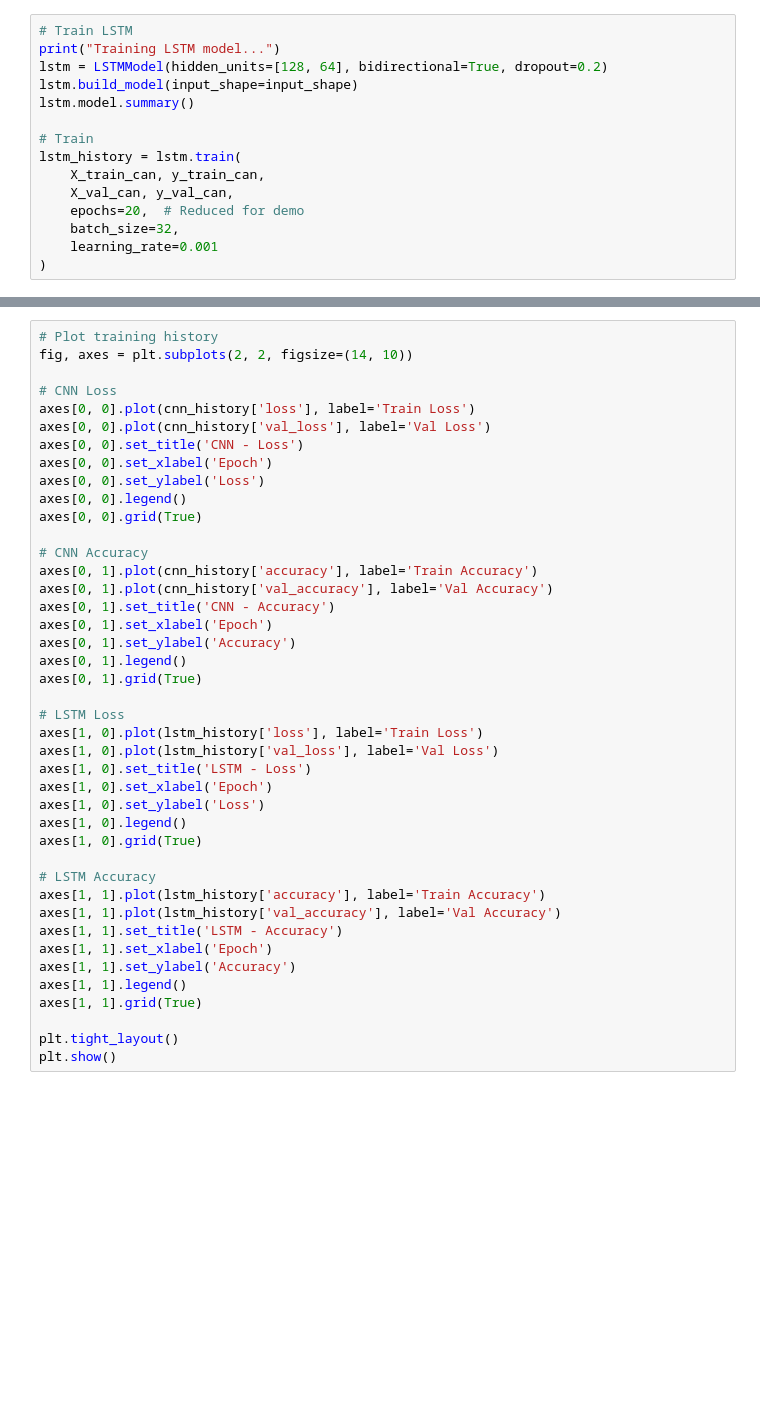
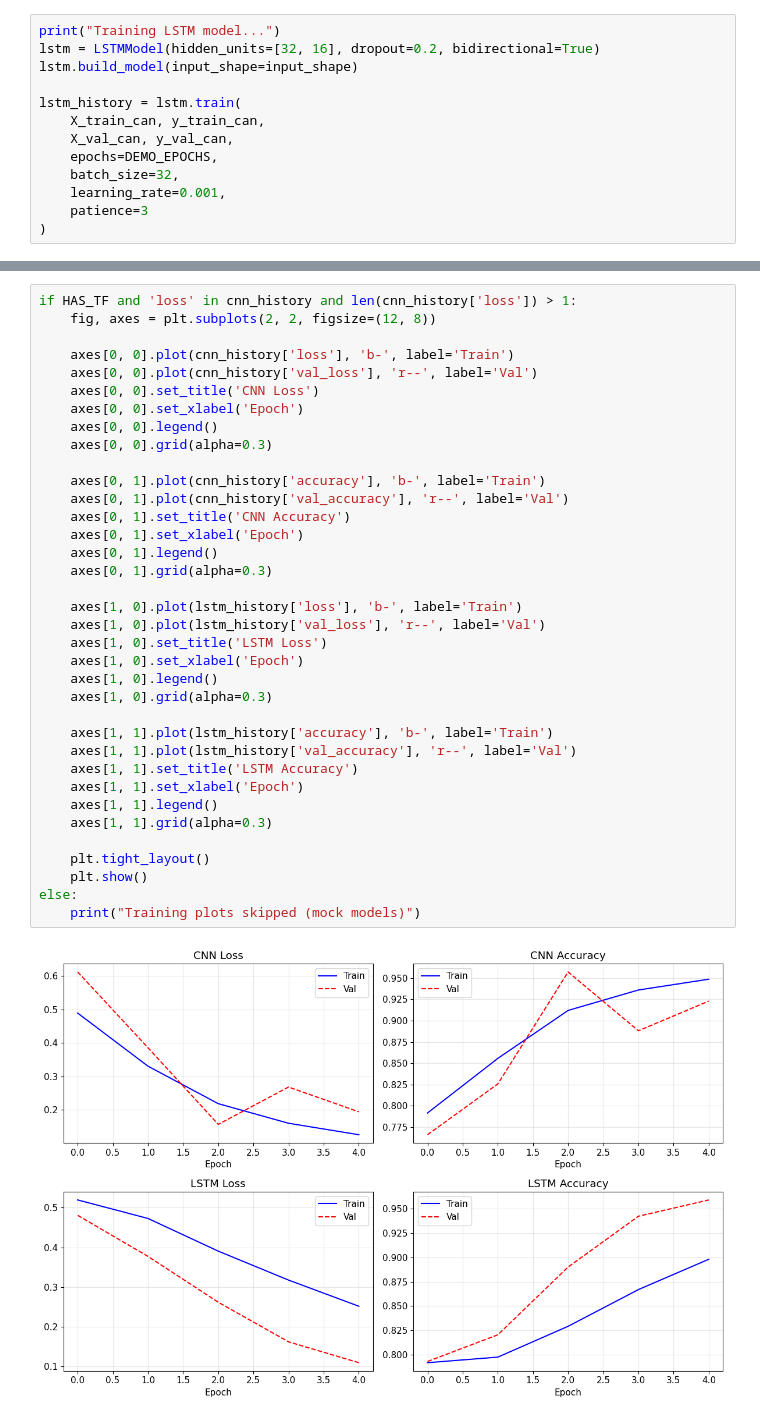
Before and after one commit to tgulur/EEP595Au25-Project2, a Jupyter notebook: notebooks/demo_notebook.ipynb, the cells around one changed output, grey strips where cells are left out. Saved outputs shown, nothing was run; the diff lists cells and outputs as text; blank space fills up the shorter version.

```diff
--- a/notebooks/demo_notebook.ipynb
+++ b/notebooks/demo_notebook.ipynb
@@ -158,15 +265,13 @@ cnn_history = cnn.train(
 # %%
-# Train LSTM
 print("Training LSTM model...")
-lstm = LSTMModel(hidden_units=[128, 64], bidirectional=True, dropout=0.2)
+lstm = LSTMModel(hidden_units=[32, 16], dropout=0.2, bidirectional=True)
 lstm.build_model(input_shape=input_shape)
-lstm.model.summary()
 
-# Train
 lstm_history = lstm.train(
     X_train_can, y_train_can,
     X_val_can, y_val_can,
-    epochs=20,  # Reduced for demo
+    epochs=DEMO_EPOCHS,
     batch_size=32,
-    learning_rate=0.001
+    learning_rate=0.001,
+    patience=3
 )
@@ -173,43 +296,39 @@ lstm_history = lstm.train(
 # %%
-# Plot training history
-fig, axes = plt.subplots(2, 2, figsize=(14, 10))
+if HAS_TF and 'loss' in cnn_history and len(cnn_history['loss']) > 1:
+    fig, axes = plt.subplots(2, 2, figsize=(12, 8))
 
-# CNN Loss
-axes[0, 0].plot(cnn_history['loss'], label='Train Loss')
-axes[0, 0].plot(cnn_history['val_loss'], label='Val Loss')
-axes[0, 0].set_title('CNN - Loss')
-axes[0, 0].set_xlabel('Epoch')
-axes[0, 0].set_ylabel('Loss')
-axes[0, 0].legend()
-axes[0, 0].grid(True)
+    axes[0, 0].plot(cnn_history['loss'], 'b-', label='Train')
+    axes[0, 0].plot(cnn_history['val_loss'], 'r--', label='Val')
+    axes[0, 0].set_title('CNN Loss')
+    axes[0, 0].set_xlabel('Epoch')
+    axes[0, 0].legend()
+    axes[0, 0].grid(alpha=0.3)
 
-# CNN Accuracy
-axes[0, 1].plot(cnn_history['accuracy'], label='Train Accuracy')
-axes[0, 1].plot(cnn_history['val_accuracy'], label='Val Accuracy')
-axes[0, 1].set_title('CNN - Accuracy')
-axes[0, 1].set_xlabel('Epoch')
-axes[0, 1].set_ylabel('Accuracy')
-axes[0, 1].legend()
-axes[0, 1].grid(True)
+    axes[0, 1].plot(cnn_history['accuracy'], 'b-', label='Train')
+    axes[0, 1].plot(cnn_history['val_accuracy'], 'r--', label='Val')
+    axes[0, 1].set_title('CNN Accuracy')
+    axes[0, 1].set_xlabel('Epoch')
+    axes[0, 1].legend()
+    axes[0, 1].grid(alpha=0.3)
 
-# LSTM Loss
-axes[1, 0].plot(lstm_history['loss'], label='Train Loss')
-axes[1, 0].plot(lstm_history['val_loss'], label='Val Loss')
-axes[1, 0].set_title('LSTM - Loss')
-axes[1, 0].set_xlabel('Epoch')
-axes[1, 0].set_ylabel('Loss')
-axes[1, 0].legend()
-axes[1, 0].grid(True)
+    axes[1, 0].plot(lstm_history['loss'], 'b-', label='Train')
+    axes[1, 0].plot(lstm_history['val_loss'], 'r--', label='Val')
+    axes[1, 0].set_title('LSTM Loss')
+    axes[1, 0].set_xlabel('Epoch')
+    axes[1, 0].legend()
+    axes[1, 0].grid(alpha=0.3)
 
-# LSTM Accuracy
-axes[1, 1].plot(lstm_history['accuracy'], label='Train Accuracy')
-axes[1, 1].plot(lstm_history['val_accuracy'], label='Val Accuracy')
-axes[1, 1].set_title('LSTM - Accuracy')
-axes[1, 1].set_xlabel('Epoch')
-axes[1, 1].set_ylabel('Accuracy')
-axes[1, 1].legend()
-axes[1, 1].grid(True)
+    axes[1, 1].plot(lstm_history['accuracy'], 'b-', label='Train')
+    axes[1, 1].plot(lstm_history['val_accuracy'], 'r--', label='Val')
+    axes[1, 1].set_title('LSTM Accuracy')
+    axes[1, 1].set_xlabel('Epoch')
+    axes[1, 1].legend()
+    axes[1, 1].grid(alpha=0.3)
 
-plt.tight_layout()
-plt.show()
+    plt.tight_layout()
+    plt.show()
+else:
+    print("Training plots skipped (mock models)")
+# %% [output]
+[figure, added]
 # %% [markdown]
```
Also changed, not shown: parts of 24 cells of this notebook, 1 other file.
